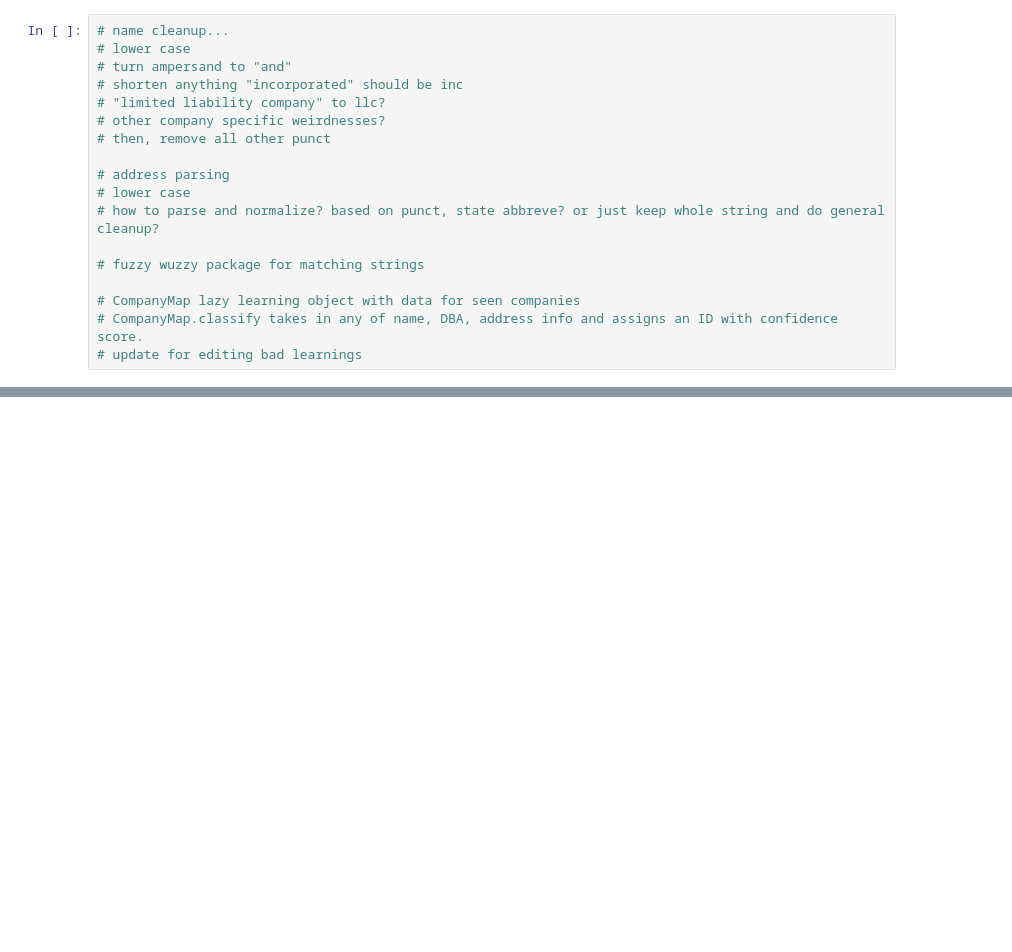
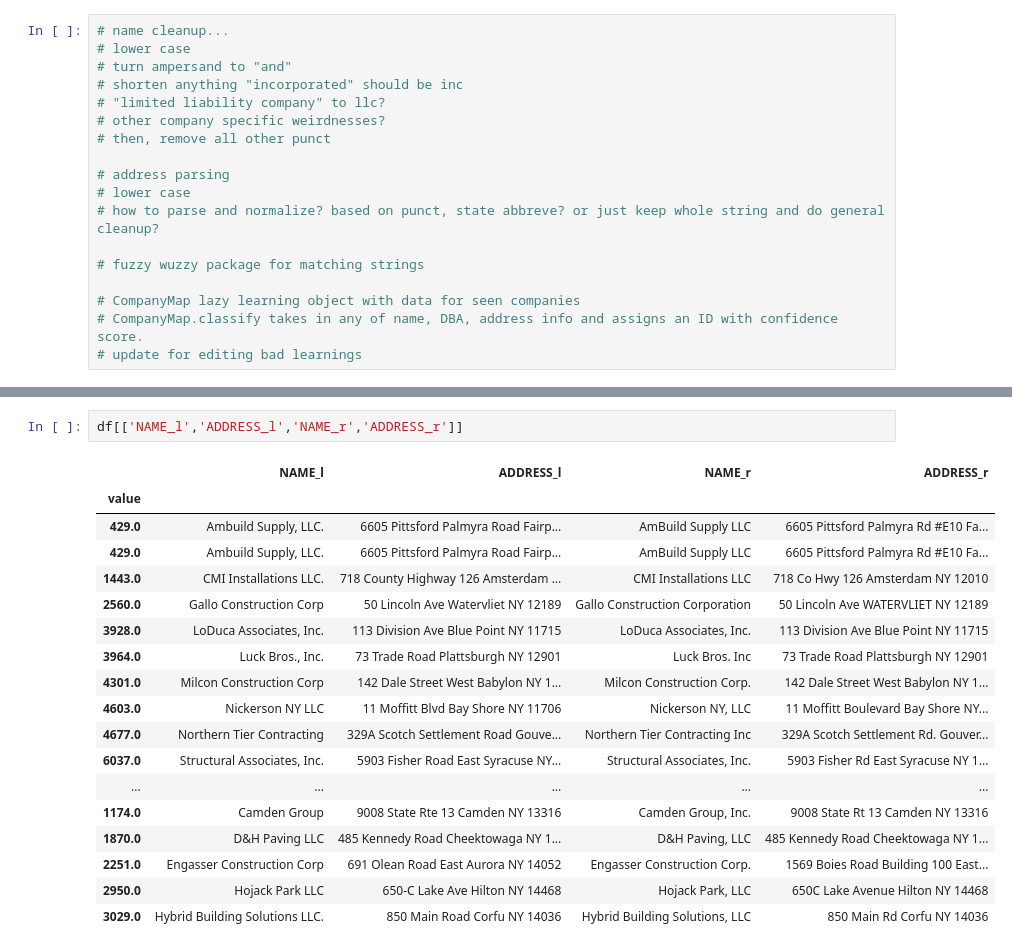
Before and after one commit to allieferas/nyffc-plab, a Jupyter notebook: notebooks/names.ipynb, the cells around one changed output, grey strips where cells are left out. Saved outputs shown, nothing was run; the diff lists cells and outputs as text; blank space fills up the shorter version.

```diff
--- a/notebooks/names.ipynb
+++ b/notebooks/names.ipynb
@@ -51,0 +111,21 @@ Name: match_indices, Length: 207, dtype: object
+# %%
+df[['NAME_l','ADDRESS_l','NAME_r','ADDRESS_r']]
+# %% [output]
+|  | NAME_l | ADDRESS_l | NAME_r | ADDRESS_r |
+| value |  |  |  |  |
+| 429.0 | Ambuild Supply, LLC. | 6605 Pittsford Palmyra Road Fairp... | AmBuild Supply LLC | 6605 Pittsford Palmyra Rd #E10 Fa... |
+| 429.0 | Ambuild Supply, LLC. | 6605 Pittsford Palmyra Road Fairp... | AmBuild Supply LLC | 6605 Pittsford Palmyra Rd #E10 Fa... |
+| 1443.0 | CMI Installations LLC. | 718 County Highway 126 Amsterdam ... | CMI Installations LLC | 718 Co Hwy 126 Amsterdam NY 12010 |
+| 2560.0 | Gallo Construction Corp | 50 Lincoln Ave Watervliet NY 12189 | Gallo Construction Corporation | 50 Lincoln Ave WATERVLIET NY 12189 |
+| 3928.0 | LoDuca Associates, Inc. | 113 Division Ave Blue Point NY 11715 | LoDuca Associates, Inc. | 113 Division Ave Blue Point NY 11715 |
+| 3964.0 | Luck Bros., Inc. | 73 Trade Road Plattsburgh NY 12901 | Luck Bros. Inc | 73 Trade Road Plattsburgh NY 12901 |
+| 4301.0 | Milcon Construction Corp | 142 Dale Street West Babylon NY 1... | Milcon Construction Corp. | 142 Dale Street West Babylon NY 1... |
+| 4603.0 | Nickerson NY LLC | 11 Moffitt Blvd Bay Shore NY 11706 | Nickerson NY, LLC | 11 Moffitt Boulevard Bay Shore NY... |
+| 4677.0 | Northern Tier Contracting | 329A Scotch Settlement Road Gouve... | Northern Tier Contracting Inc | 329A Scotch Settlement Rd. Gouver... |
+| 6037.0 | Structural Associates, Inc. | 5903 Fisher Road East Syracuse NY... | Structural Associates, Inc. | 5903 Fisher Rd East Syracuse NY 1... |
+| ... | ... | ... | ... | ... |
+| 1174.0 | Camden Group | 9008 State Rte 13 Camden NY 13316 | Camden Group, Inc. | 9008 State Rt 13 Camden NY 13316 |
+| 1870.0 | D&H Paving LLC | 485 Kennedy Road Cheektowaga NY 1... | D&H Paving, LLC | 485 Kennedy Road Cheektowaga NY 1... |
+| 2251.0 | Engasser Construction Corp | 691 Olean Road East Aurora NY 14052 | Engasser Construction Corp. | 1569 Boies Road Building 100 East... |
+| 2950.0 | Hojack Park LLC | 650-C Lake Ave Hilton NY 14468 | Hojack Park, LLC | 650C Lake Avenue Hilton NY 14468 |
+| 3029.0 | Hybrid Building Solutions LLC. | 850 Main Road Corfu NY 14036 | Hybrid Building Solutions, LLC | 850 Main Rd Corfu NY 14036 |
```
Also changed, not shown: parts of 11 cells of this notebook, 1 other file.
